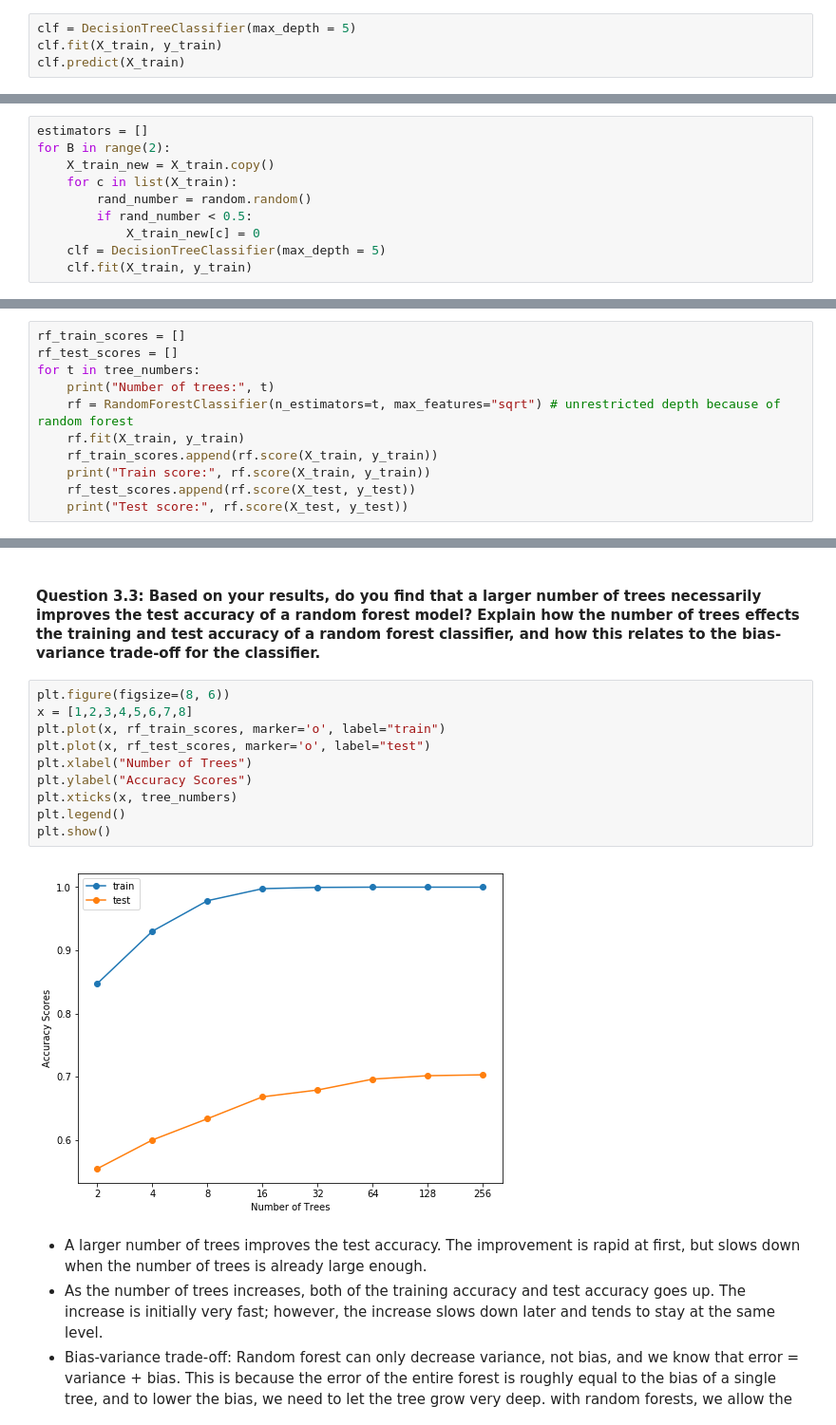
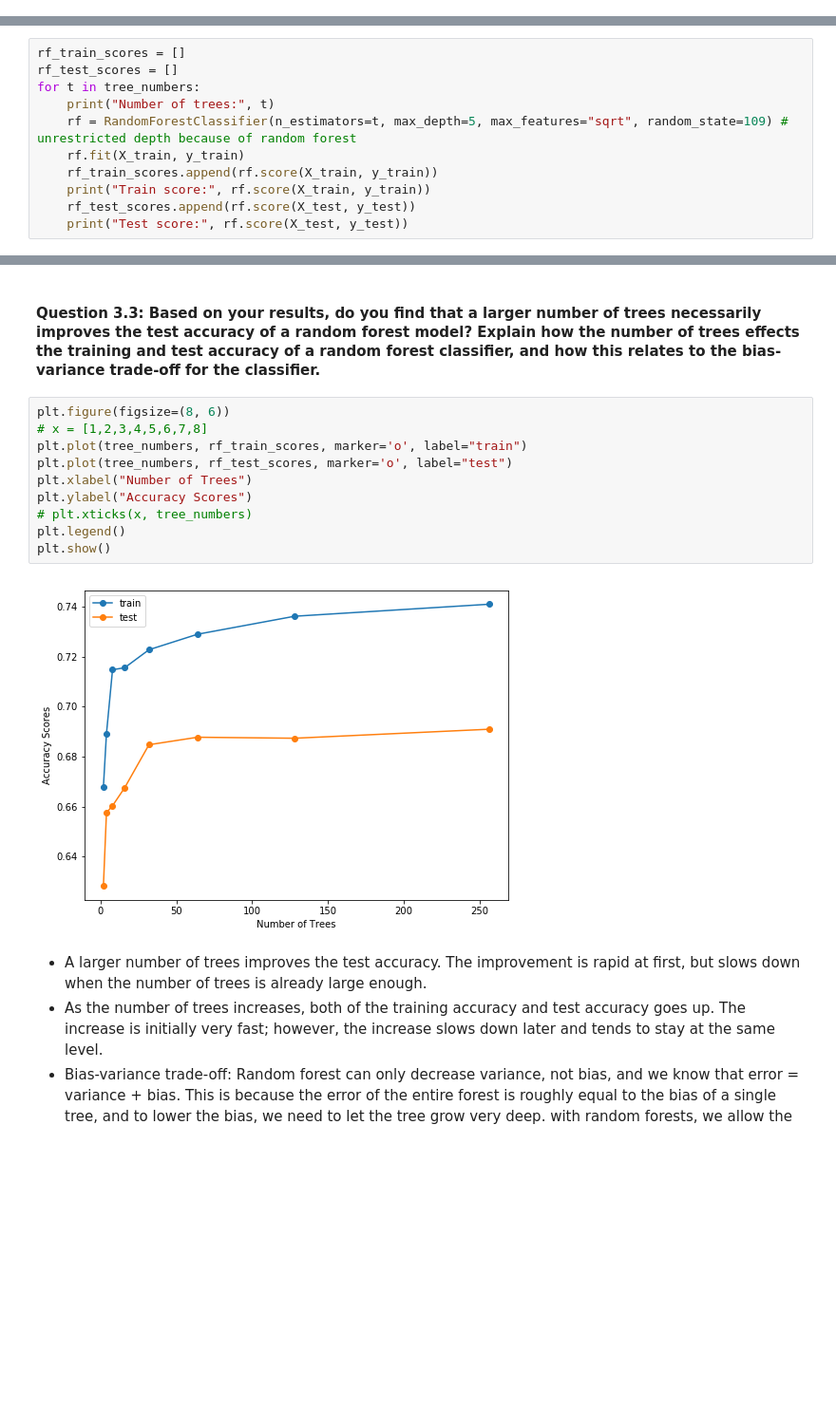
Before and after one commit to syj19950301/Data_Science_1, a Jupyter notebook: cs109a_hw8_submission.ipynb, the cells around one changed output, grey strips where cells are left out. Shown at 95% size. Drawn from its saved outputs; the diff is of its cells as text; blank space fills up the shorter version.

```diff
--- a/cs109a_hw8_submission.ipynb
+++ b/cs109a_hw8_submission.ipynb
@@ -132,4 +134,0 @@ tree_numbers = [2**i for i in range(1, 9)]
-# %%
-clf = DecisionTreeClassifier(max_depth = 5)
-clf.fit(X_train, y_train)
-clf.predict(X_train)
@@ -138,10 +134,0 @@ array([ 1.,  0.,  1., ...,  0.,  1.,  1.])
-# %%
-estimators = []
-for B in range(2):
-    X_train_new = X_train.copy()
-    for c in list(X_train):
-        rand_number = random.random()
-        if rand_number < 0.5:
-            X_train_new[c] = 0
-    clf = DecisionTreeClassifier(max_depth = 5)
-    clf.fit(X_train, y_train)
@@ -171,7 +246,7 @@ rf_train_scores = []
 rf_test_scores = []
 for t in tree_numbers:
     print("Number of trees:", t)
-    rf = RandomForestClassifier(n_estimators=t, max_features="sqrt") # unrestricted depth because of random forest
+    rf = RandomForestClassifier(n_estimators=t, max_depth=5, max_features="sqrt", random_state=109) # unrestricted depth because of random forest
     rf.fit(X_train, y_train)
     rf_train_scores.append(rf.score(X_train, y_train))
     print("Train score:", rf.score(X_train, y_train))
@@ -199,16 +274,16 @@ Test score: 0.7032
 #### Question 3.3: Based on your results, do you find that a larger number of trees necessarily improves the test accuracy of a random forest model? Explain how the number of trees effects the training and test accuracy of a random forest classifier, and how this relates to the bias-variance trade-off for the classifier.
 # %%
 plt.figure(figsize=(8, 6))
-x = [1,2,3,4,5,6,7,8]
-plt.plot(x, rf_train_scores, marker='o', label="train")
-plt.plot(x, rf_test_scores, marker='o', label="test")
+# x = [1,2,3,4,5,6,7,8]
+plt.plot(tree_numbers, rf_train_scores, marker='o', label="train")
+plt.plot(tree_numbers, rf_test_scores, marker='o', label="test")
 plt.xlabel("Number of Trees")
 plt.ylabel("Accuracy Scores")
-plt.xticks(x, tree_numbers)
+# plt.xticks(x, tree_numbers)
 plt.legend()
 plt.show()
 # %% [output]
-[figure, old version]
+[figure, new version]
 # %% [markdown]
 - A larger number of trees improves the test accuracy. The improvement is rapid at first, but slows down when the number of trees is already large enough.
 - As the number of trees increases, both of the training accuracy and test accuracy goes up. The increase is initially very fast; however, the increase slows down later and tends to stay at the same level.
```
Also changed, not shown: parts of 15 cells of this notebook.
